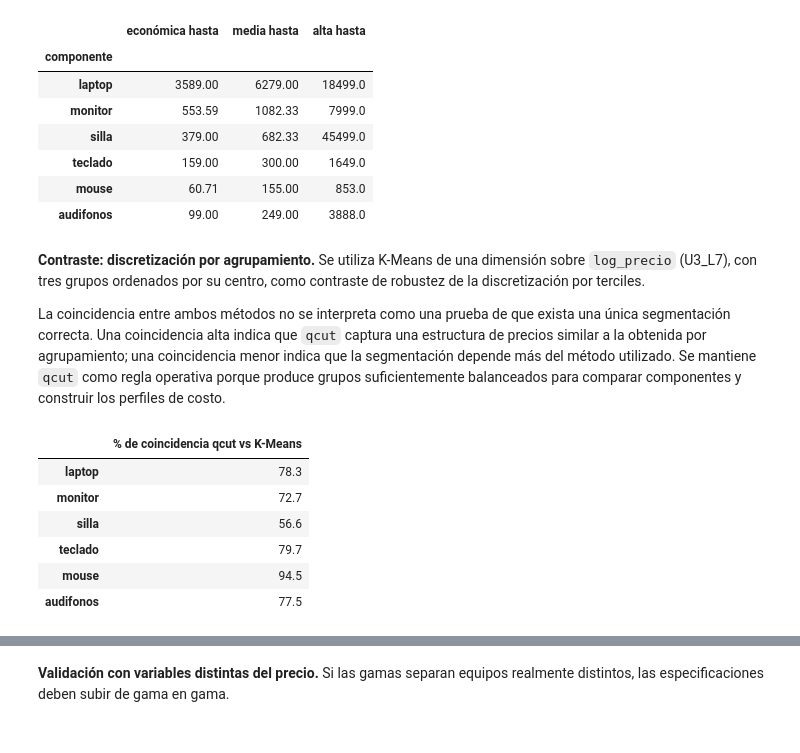
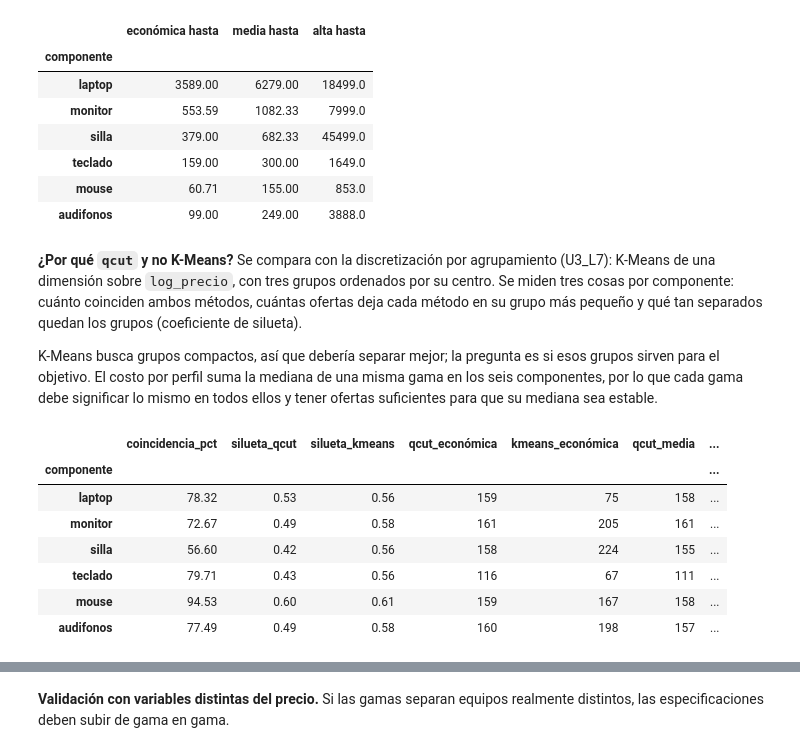
Before and after one commit to josueroc/proyectoacd_mercadolibre, a Jupyter notebook: notebooks/04_transformacion_e_ingenieria_de_caracteristicas.ipynb, the cells around one changed output, grey strips where cells are left out. Saved outputs shown, nothing was run; the diff lists cells and outputs as text; code cells hidden in the pictures.

```diff
--- a/notebooks/04_transformacion_e_ingenieria_de_caracteristicas.ipynb
+++ b/notebooks/04_transformacion_e_ingenieria_de_caracteristicas.ipynb
@@ -220,22 +221,41 @@ tabla_limites
 | mouse | 60.71 | 155.00 | 853.0 |
 | audifonos | 99.00 | 249.00 | 3888.0 |
 # %% [markdown]
-**Contraste: discretización por agrupamiento.** Se utiliza K-Means de una dimensión sobre `log_precio` (U3_L7), con tres grupos ordenados por su centro, como contraste de robustez de la discretización por terciles.
+**¿Por qué `qcut` y no K-Means?** Se compara con la discretización por agrupamiento (U3_L7): K-Means de una
+dimensión sobre `log_precio`, con tres grupos ordenados por su centro. Se miden tres cosas por componente: cuánto
+coinciden ambos métodos, cuántas ofertas deja cada método en su grupo más pequeño y qué tan separados quedan los grupos
+(coeficiente de silueta).
 
-La coincidencia entre ambos métodos no se interpreta como una prueba de que exista una única segmentación correcta. Una coincidencia alta indica que `qcut` captura una estructura de precios similar a la obtenida por agrupamiento; una coincidencia menor indica que la segmentación depende más del método utilizado. Se mantiene `qcut` como regla operativa porque produce grupos suficientemente balanceados para comparar componentes y construir los perfiles de costo.
+K-Means busca grupos compactos, así que debería separar mejor; la pregunta es si esos grupos sirven para el objetivo.
+El costo por perfil suma la mediana de una misma gama en los seis componentes, por lo que cada gama debe significar lo
+mismo en todos ellos y tener ofertas suficientes para que su mediana sea estable.
 # %%
-coincidencia = {}
+comparacion_gamas = []
 for componente, indices in ho.groupby('componente').groups.items():
-    modelo = KMeans(n_clusters=3, n_init=10, random_state=SEMILLA).fit(ho.loc[indices, ['log_precio']])
+    x = ho.loc[indices, ['log_precio']]
+    modelo = KMeans(n_clusters=3, n_init=10, random_state=SEMILLA).fit(x)
     orden = np.argsort(modelo.cluster_centers_.ravel())
     gama_kmeans = pd.Series(modelo.labels_, index=indices).map(dict(zip(orden, comun.ORDEN_GAMAS)))
-    coincidencia[componente] = (gama_kmeans == ho.loc[indices, 'gama'].astype(str)).mean() * 100
-pd.Series(coincidencia).reindex(comun.ORDEN_COMPONENTES).round(1).to_frame('% de coincidencia qcut vs K-Means')
+    gama_qcut = ho.loc[indices, 'gama'].astype(str)
+    fila = {'componente': componente,
+            'coincidencia_pct': (gama_kmeans == gama_qcut).mean() * 100,
+            'silueta_qcut': silhouette_score(x, gama_qcut),
+            'silueta_kmeans': silhouette_score(x, gama_kmeans)}
+    for gama in comun.ORDEN_GAMAS:
+        fila[f'qcut_{gama}'] = int((gama_qcut == gama).sum())
+        fila[f'kmeans_{gama}'] = int((gama_kmeans == gama).sum())
+    comparacion_gamas.append(fila)
+comparacion_gamas = pd.DataFrame(comparacion_gamas).set_index('componente').reindex(comun.ORDEN_COMPONENTES)
+columnas_kmeans = [f'kmeans_{g}' for g in comun.ORDEN_GAMAS]
+comparacion_gamas['kmeans_grupo_menor'] = comparacion_gamas[columnas_kmeans].min(axis=1)
+coincidencia = comparacion_gamas['coincidencia_pct'].to_dict()
+comparacion_gamas.round(2)
 # %% [output]
-|  | % de coincidencia qcut vs K-Means |
-| laptop | 78.3 |
-| monitor | 72.7 |
-| silla | 56.6 |
-| teclado | 79.7 |
-| mouse | 94.5 |
-| audifonos | 77.5 |
+|  | coincidencia_pct | silueta_qcut | silueta_kmeans | qcut_económica | kmeans_económica | qcut_media | ... |
+| componente |  |  |  |  |  |  | ... |
+| laptop | 78.32 | 0.53 | 0.56 | 159 | 75 | 158 | ... |
+| monitor | 72.67 | 0.49 | 0.58 | 161 | 205 | 161 | ... |
+| silla | 56.60 | 0.42 | 0.56 | 158 | 224 | 155 | ... |
+| teclado | 79.71 | 0.43 | 0.56 | 116 | 67 | 111 | ... |
+| mouse | 94.53 | 0.60 | 0.61 | 159 | 167 | 158 | ... |
+| audifonos | 77.49 | 0.49 | 0.58 | 160 | 198 | 157 | ... |
```
Also changed, not shown: parts of 5 cells of this notebook, 50 other files.
